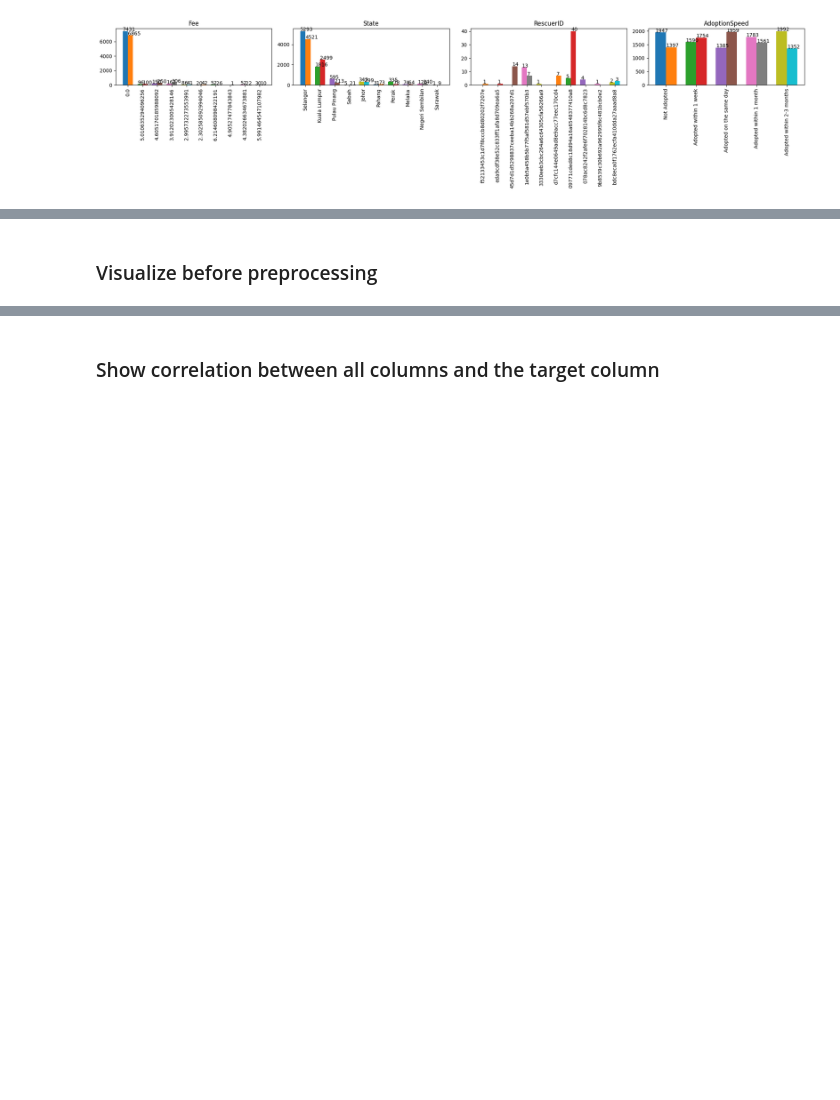
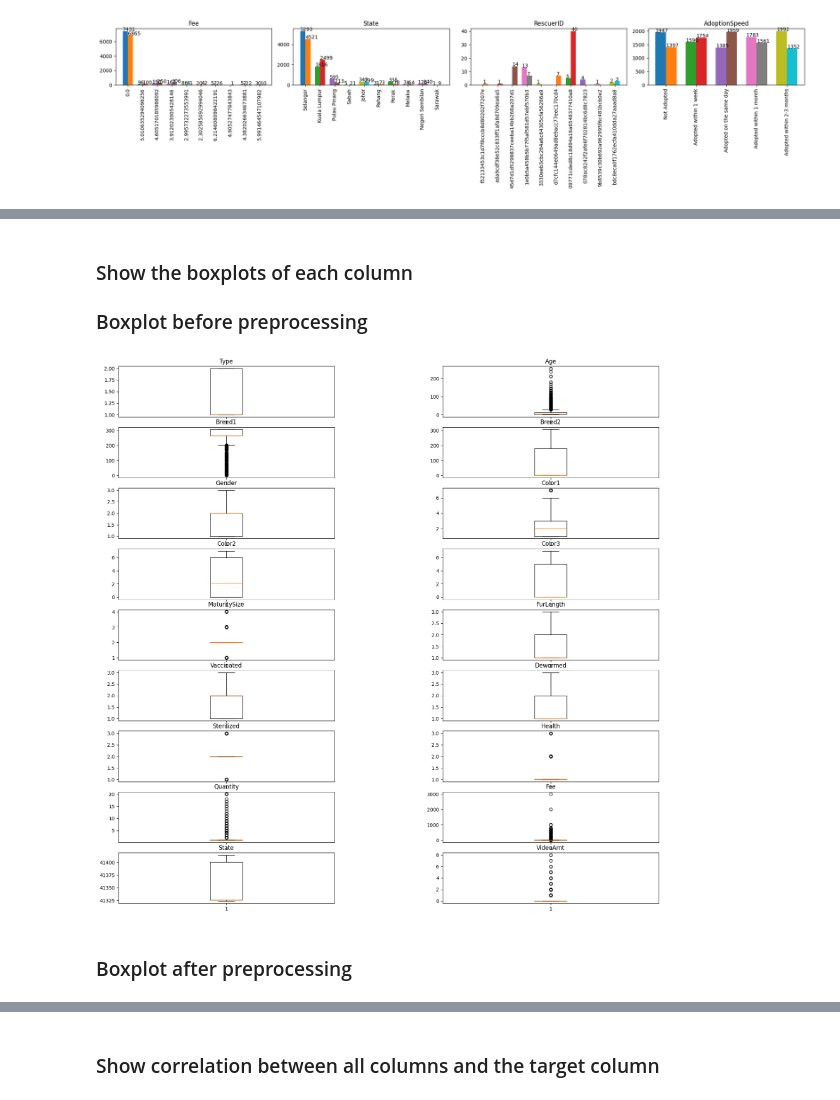
Before and after one commit to osamamagdy/PetFinder, a Jupyter notebook: data_visualization.ipynb, the cells around one changed output, grey strips where cells are left out. Drawn from its saved outputs; the diff is of its cells as text; code cells hidden in the pictures; blank space fills up the shorter version.

```diff
--- a/data_visualization.ipynb
+++ b/data_visualization.ipynb
@@ -573,2 +623,27 @@ for i in range(0, len(data.columns), 5):
+# %% [markdown]
+### Show the boxplots of each column
+### Boxplot before preprocessing
+# %%
+# Load the dataset
+df = pd.read_csv('train.csv')
+
+# Define the list of columns to plot
+# drop the columns that are not numeric
+df = df.drop(columns=['Name', 'RescuerID', 'Description', 'AdoptionSpeed'])
+columns = df.columns
+
+# Create a figure with subplots
+fig, axes = plt.subplots(nrows=9, ncols=2, figsize=(20, 20))
+
+# Iterate through the columns and plot the boxplots
+for col, ax in zip(columns, axes.flatten()):
+    ax.boxplot(df[col])
+    ax.set_title(col)
+
+# Adjust the layout and show the plot
+fig.subplots_adjust(wspace=0.5)
+plt.show()
+# %% [output]
+[figure, added]
 # %% [markdown]
-### Visualize before preprocessing
+### Boxplot after preprocessing
```
Also changed, not shown: parts of 10 cells of this notebook, 8 other files.
